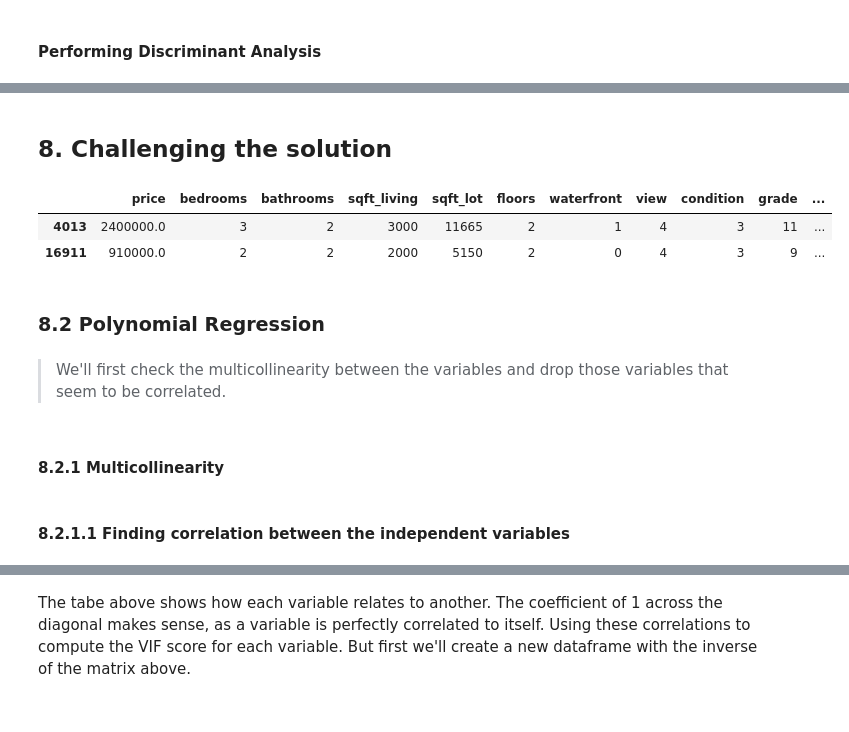
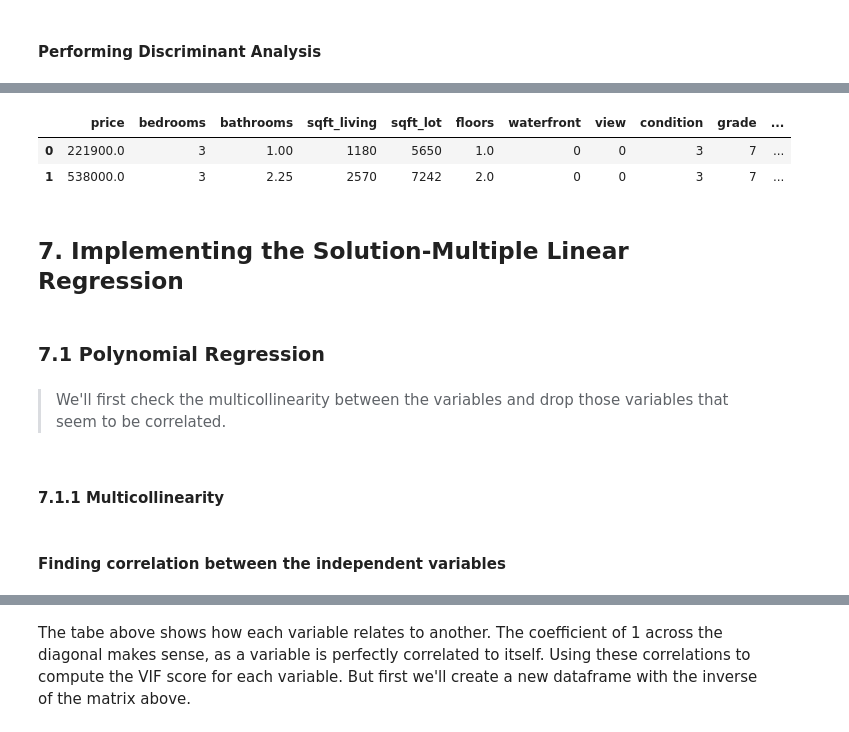
Before and after one commit to veronica1013/Datascience_core_module2_week1_IP, a Jupyter notebook: Moringa_Data_Science_Core_Module2_W2_Independent_Project_2021_10_Veronica_Isiaho_Python_Notebook_ipynb.ipynb, the cells around one changed output, grey strips where cells are left out. Saved outputs shown, nothing was run; the diff lists cells and outputs as text; code cells hidden in the pictures.

```diff
--- a/Moringa_Data_Science_Core_Module2_W2_Independent_Project_2021_10_Veronica_Isiaho_Python_Notebook_ipynb.ipynb
+++ b/Moringa_Data_Science_Core_Module2_W2_Independent_Project_2021_10_Veronica_Isiaho_Python_Notebook_ipynb.ipynb
@@ -778,0 +876,4 @@ Index(['date', 'home_team', 'away_team', 'home_score', 'away_score',
+# %%
+# Create a new column for current date (27th July 2021)
+renov_df['date'] = pd.to_datetime('today')
+renov_df.head(1)
@@ -778,0 +883,4 @@ Index(['date', 'home_team', 'away_team', 'home_score', 'away_score',
+# %%
+# Extract the year from current date
+renov_df['current_year'] = renov_df['date'].dt.year
+renov_df.head(2)
@@ -778,0 +891,4 @@ Index(['date', 'home_team', 'away_team', 'home_score', 'away_score',
+# %%
+# Establish the age of the house by subtracting the year built from current year
+renov_df['house_age'] = renov_df['current_year'] - renov_df['year_built']
+renov_df.head(1)
@@ -797,0 +920,6 @@ Index(['price', 'bedrooms', 'bathrooms', 'sqft_living', 'sqft_lot', 'floors',
+# %%
+# Drop the date and current year column
+renov_lda_df = renov_df.copy(deep=True)
+renov_lda_df.head(1)
+renov_lda_df.drop(columns=['date', 'current_year'], inplace=True)
+renov_lda_df.head(1)
@@ -914,21 +1048,21 @@ Accuracy0.014346190028222013
-# %% [markdown]
-## 8. Challenging the solution
 # %%
-## 8.1 Hyperparameter Tuning using randon search
-df_2 = most_viewed.copy(deep=True)
+## Hyperparameter Tuning using randon search
+df_2 = renov_lda_df.copy(deep=True)
 df_2.head(2)
 # %% [output]
 |  | price | bedrooms | bathrooms | sqft_living | sqft_lot | floors | waterfront | view | condition | grade | ... |
-| 4013 | 2400000.0 | 3 | 2 | 3000 | 11665 | 2 | 1 | 4 | 3 | 11 | ... |
-| 16911 | 910000.0 | 2 | 2 | 2000 | 5150 | 2 | 0 | 4 | 3 | 9 | ... |
+| 0 | 221900.0 | 3 | 1.00 | 1180 | 5650 | 1.0 | 0 | 0 | 3 | 7 | ... |
+| 1 | 538000.0 | 3 | 2.25 | 2570 | 7242 | 2.0 | 0 | 0 | 3 | 7 | ... |
+# %% [markdown]
+## 7. Implementing the Solution-Multiple Linear Regression
 # %% [markdown]
-### 8.2 Polynomial Regression
+### 7.1 Polynomial Regression
 # %% [markdown]
 > We'll first check the multicollinearity between the variables and drop those variables that seem to be correlated.
 # %% [markdown]
-#### 8.2.1 Multicollinearity
+#### 7.1.1 Multicollinearity
 # %% [markdown]
-#### 8.2.1.1 Finding correlation between the independent variables
+#### Finding correlation between the independent variables
 # %%
 df_2.columns
 # %% [output]
```
Also changed, not shown: parts of 58 cells of this notebook.
